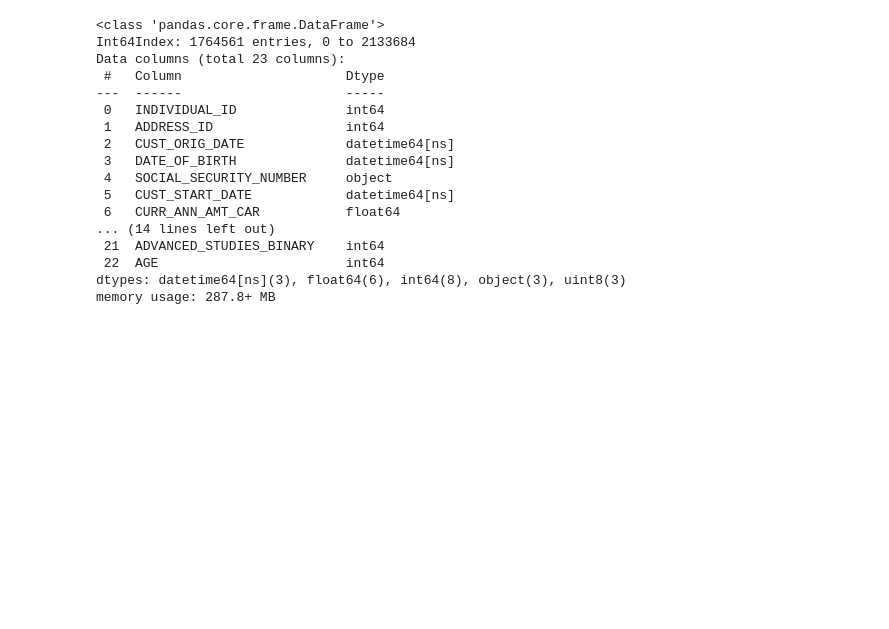
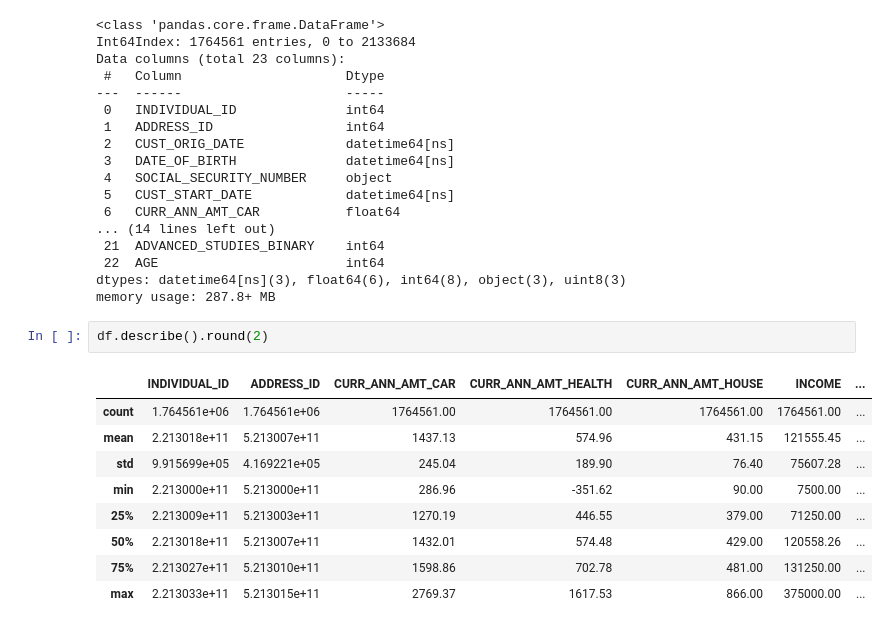
Before and after one commit to fabrizi0rigodanz0/Insurance_Analysis_ML, a Jupyter notebook: notebook.ipynb, the cells around one changed output. Saved outputs shown, nothing was run; the diff lists cells and outputs as text; blank space fills up the shorter version.

```diff
--- a/notebook.ipynb
+++ b/notebook.ipynb
@@ -1004,3 +1004,15 @@ Data columns (total 23 columns):
  22  AGE                        int64
 dtypes: datetime64[ns](3), float64(6), int64(8), object(3), uint8(3)
 memory usage: 287.8+ MB
+# %%
+df.describe().round(2)
+# %% [output]
+|  | INDIVIDUAL_ID | ADDRESS_ID | CURR_ANN_AMT_CAR | CURR_ANN_AMT_HEALTH | CURR_ANN_AMT_HOUSE | INCOME | ... |
+| count | 1.764561e+06 | 1.764561e+06 | 1764561.00 | 1764561.00 | 1764561.00 | 1764561.00 | ... |
+| mean | 2.213018e+11 | 5.213007e+11 | 1437.13 | 574.96 | 431.15 | 121555.45 | ... |
+| std | 9.915699e+05 | 4.169221e+05 | 245.04 | 189.90 | 76.40 | 75607.28 | ... |
+| min | 2.213000e+11 | 5.213000e+11 | 286.96 | -351.62 | 90.00 | 7500.00 | ... |
+| 25% | 2.213009e+11 | 5.213003e+11 | 1270.19 | 446.55 | 379.00 | 71250.00 | ... |
+| 50% | 2.213018e+11 | 5.213007e+11 | 1432.01 | 574.48 | 429.00 | 120558.26 | ... |
+| 75% | 2.213027e+11 | 5.213010e+11 | 1598.86 | 702.78 | 481.00 | 131250.00 | ... |
+| max | 2.213033e+11 | 5.213015e+11 | 2769.37 | 1617.53 | 866.00 | 375000.00 | ... |
```
Also changed, not shown: parts of 4 cells of this notebook.
